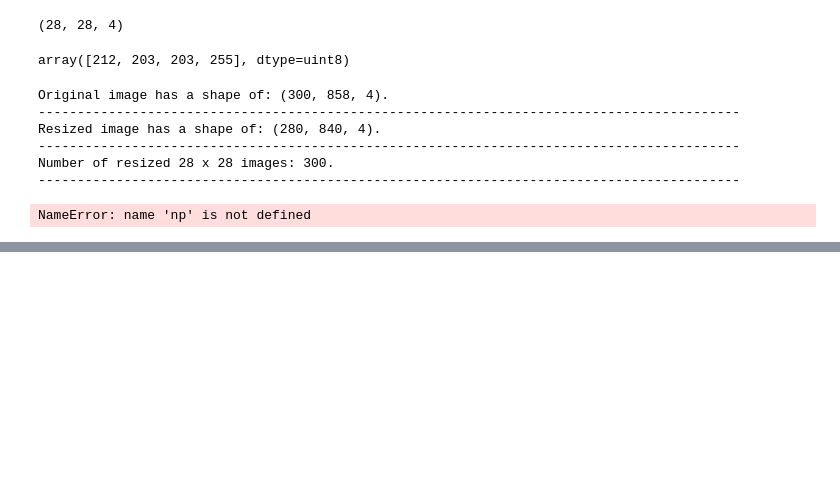
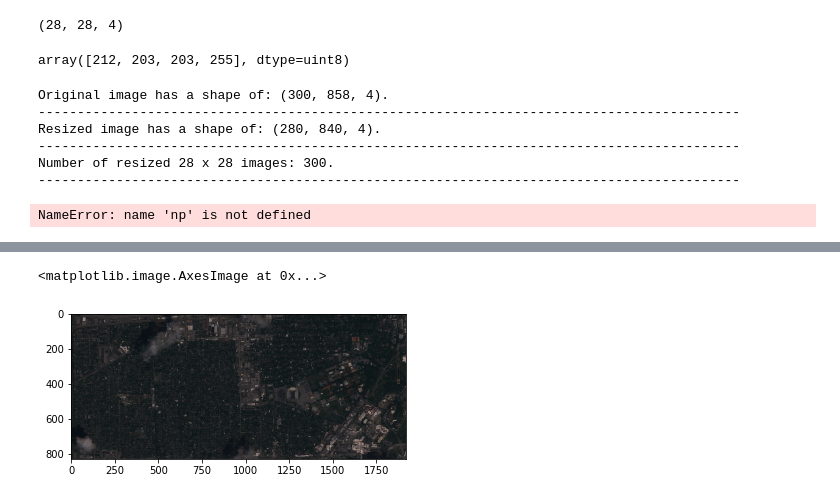
Before and after one commit to ziangzhang10/satellite-data-machine-learning, a Jupyter notebook: test-notebooks/image-cropper.ipynb, the cells around one changed output, grey strips where cells are left out. Saved outputs shown, nothing was run; the diff lists cells and outputs as text; code cells hidden in the pictures; blank space fills up the shorter version.

```diff
--- a/test-notebooks/image-cropper.ipynb
+++ b/test-notebooks/image-cropper.ipynb
@@ -324,0 +2647,5 @@ NameError: name 'np' is not defined
+# %%
+plt.imshow(test_rice)
+# %% [output]
+<matplotlib.image.AxesImage at 0x...>
+[figure, added]
```
Also changed, not shown: parts of 14 cells of this notebook, 1 other file.
